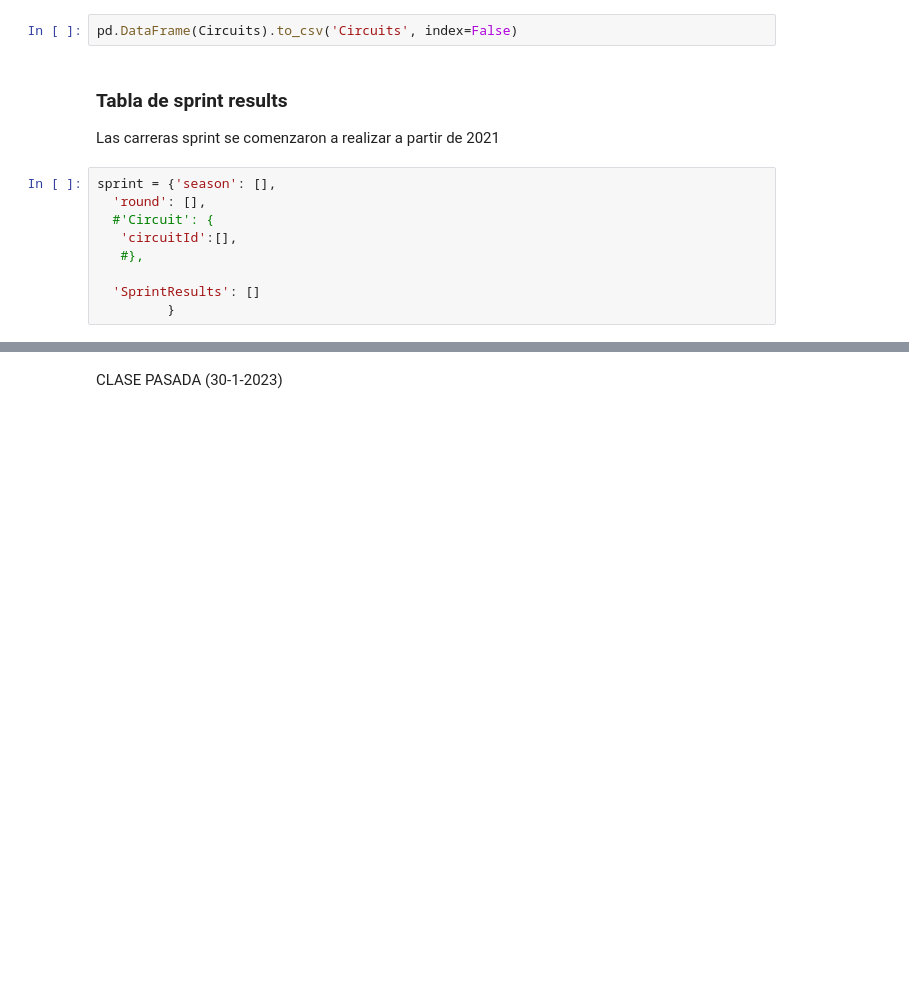
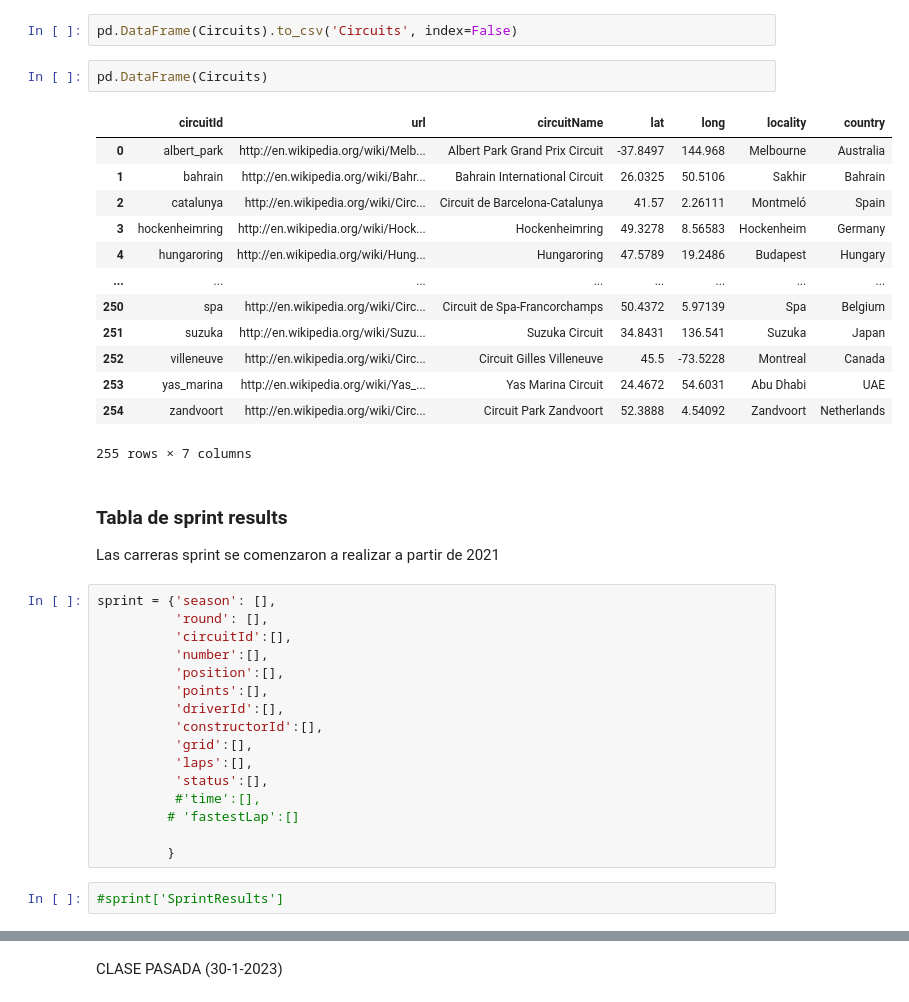
Before and after one commit to Hessael14/Formula-1-data, a Jupyter notebook: f1-analisis.ipynb, the cells around one changed output, grey strips where cells are left out. Saved outputs shown, nothing was run; the diff lists cells and outputs as text; blank space fills up the shorter version.

```diff
--- a/f1-analisis.ipynb
+++ b/f1-analisis.ipynb
@@ -302,18 +269,43 @@ for year in list(range(2010,2023)):
             Circuits['country'].append(None)
 # %%
 pd.DataFrame(Circuits).to_csv('Circuits', index=False)
+# %%
+pd.DataFrame(Circuits)
+# %% [output]
+|  | circuitId | url | circuitName | lat | long | locality | country |
+| 0 | albert_park | http://en.wikipedia.org/wiki/Melb... | Albert Park Grand Prix Circuit | -37.8497 | 144.968 | Melbourne | Australia |
+| 1 | bahrain | http://en.wikipedia.org/wiki/Bahr... | Bahrain International Circuit | 26.0325 | 50.5106 | Sakhir | Bahrain |
+| 2 | catalunya | http://en.wikipedia.org/wiki/Circ... | Circuit de Barcelona-Catalunya | 41.57 | 2.26111 | Montmeló | Spain |
+| 3 | hockenheimring | http://en.wikipedia.org/wiki/Hock... | Hockenheimring | 49.3278 | 8.56583 | Hockenheim | Germany |
+| 4 | hungaroring | http://en.wikipedia.org/wiki/Hung... | Hungaroring | 47.5789 | 19.2486 | Budapest | Hungary |
+| ... | ... | ... | ... | ... | ... | ... | ... |
+| 250 | spa | http://en.wikipedia.org/wiki/Circ... | Circuit de Spa-Francorchamps | 50.4372 | 5.97139 | Spa | Belgium |
+| 251 | suzuka | http://en.wikipedia.org/wiki/Suzu... | Suzuka Circuit | 34.8431 | 136.541 | Suzuka | Japan |
+| 252 | villeneuve | http://en.wikipedia.org/wiki/Circ... | Circuit Gilles Villeneuve | 45.5 | -73.5228 | Montreal | Canada |
+| 253 | yas_marina | http://en.wikipedia.org/wiki/Yas_... | Yas Marina Circuit | 24.4672 | 54.6031 | Abu Dhabi | UAE |
+| 254 | zandvoort | http://en.wikipedia.org/wiki/Circ... | Circuit Park Zandvoort | 52.3888 | 4.54092 | Zandvoort | Netherlands |
+255 rows × 7 columns
 # %% [markdown]
 ### Tabla de sprint results
 Las carreras sprint se comenzaron a realizar a partir de 2021
 # %%
 sprint = {'season': [],
-  'round': [],
-  #'Circuit': {
-   'circuitId':[],
-   #},
+          'round': [],
+          'circuitId':[],
+          'number':[],
+          'position':[],
+          'points':[],
+          'driverId':[],
+          'constructorId':[],
+          'grid':[],
+          'laps':[],
+          'status':[],
+          #'time':[],
+         # 'fastestLap':[]
 
-  'SprintResults': []
          }
+# %%
+#sprint['SprintResults']
 # %%
 for year in list(range(2021,2023)):
     url= 'http://ergast.com/api/f1/{}/sprint.json'
```
Also changed, not shown: parts of 21 cells of this notebook, 3 other files.
